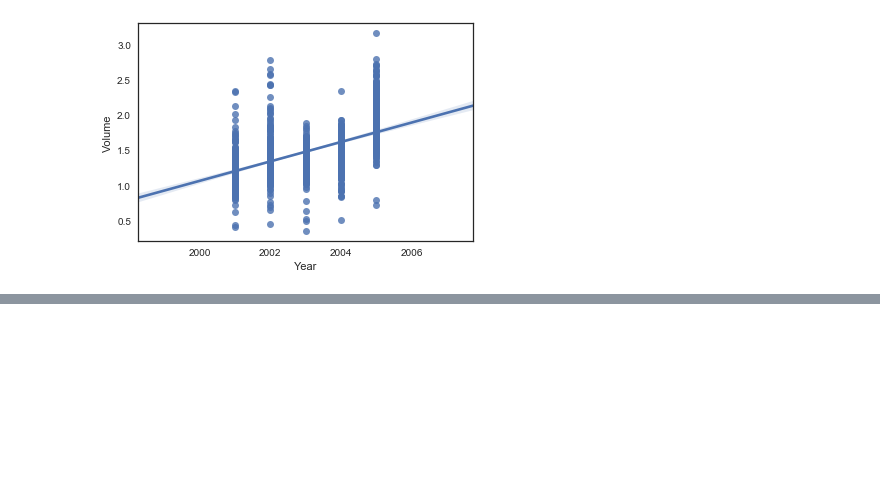
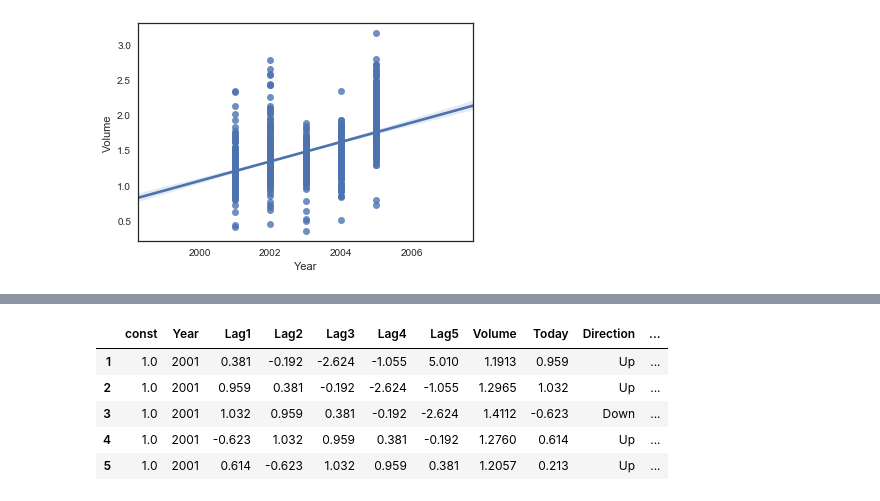
Before and after one commit to abbiepopa/intro_to_stat_learning_reading_grp, a Jupyter notebook: Chap4_Lab.ipynb, the cells around one changed output, grey strips where cells are left out. Saved outputs shown, nothing was run; the diff lists cells and outputs as text; code cells hidden in the pictures; blank space fills up the shorter version.

```diff
--- a/Chap4_Lab.ipynb
+++ b/Chap4_Lab.ipynb
@@ -66,0 +90,11 @@ sns.regplot(smarket.Year, smarket.Volume)
+# %%
+smarket = smarket.join(dummy_directions)
+smarket = sm.add_constant(smarket)
+smarket.head()
+# %% [output]
+|  | const | Year | Lag1 | Lag2 | Lag3 | Lag4 | Lag5 | Volume | Today | Direction | ... |
+| 1 | 1.0 | 2001 | 0.381 | -0.192 | -2.624 | -1.055 | 5.010 | 1.1913 | 0.959 | Up | ... |
+| 2 | 1.0 | 2001 | 0.959 | 0.381 | -0.192 | -2.624 | -1.055 | 1.2965 | 1.032 | Up | ... |
+| 3 | 1.0 | 2001 | 1.032 | 0.959 | 0.381 | -0.192 | -2.624 | 1.4112 | -0.623 | Down | ... |
+| 4 | 1.0 | 2001 | -0.623 | 1.032 | 0.959 | 0.381 | -0.192 | 1.2760 | 0.614 | Up | ... |
+| 5 | 1.0 | 2001 | 0.614 | -0.623 | 1.032 | 0.959 | 0.381 | 1.2057 | 0.213 | Up | ... |
```
Also changed, not shown: parts of 12 cells of this notebook.
